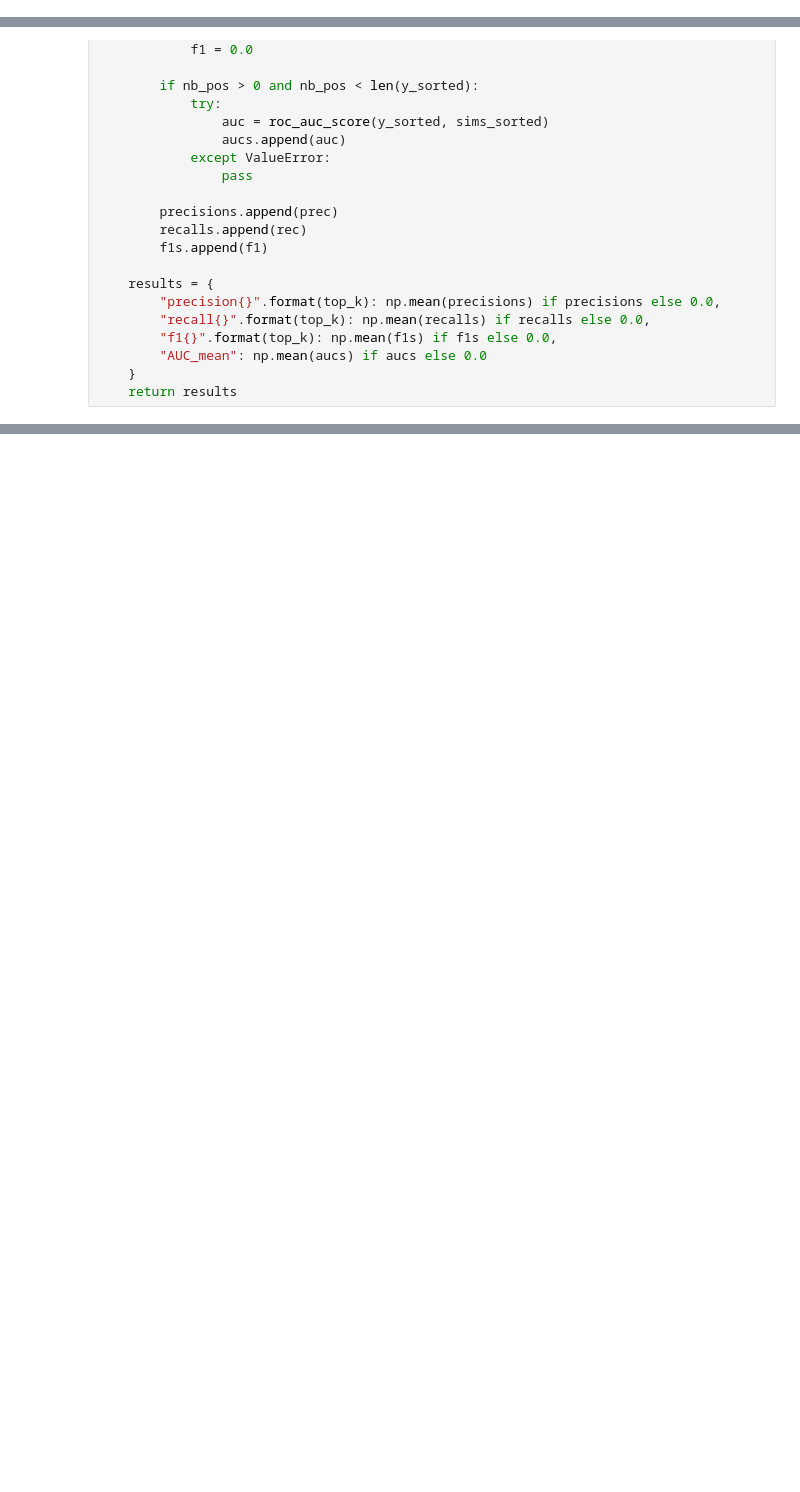
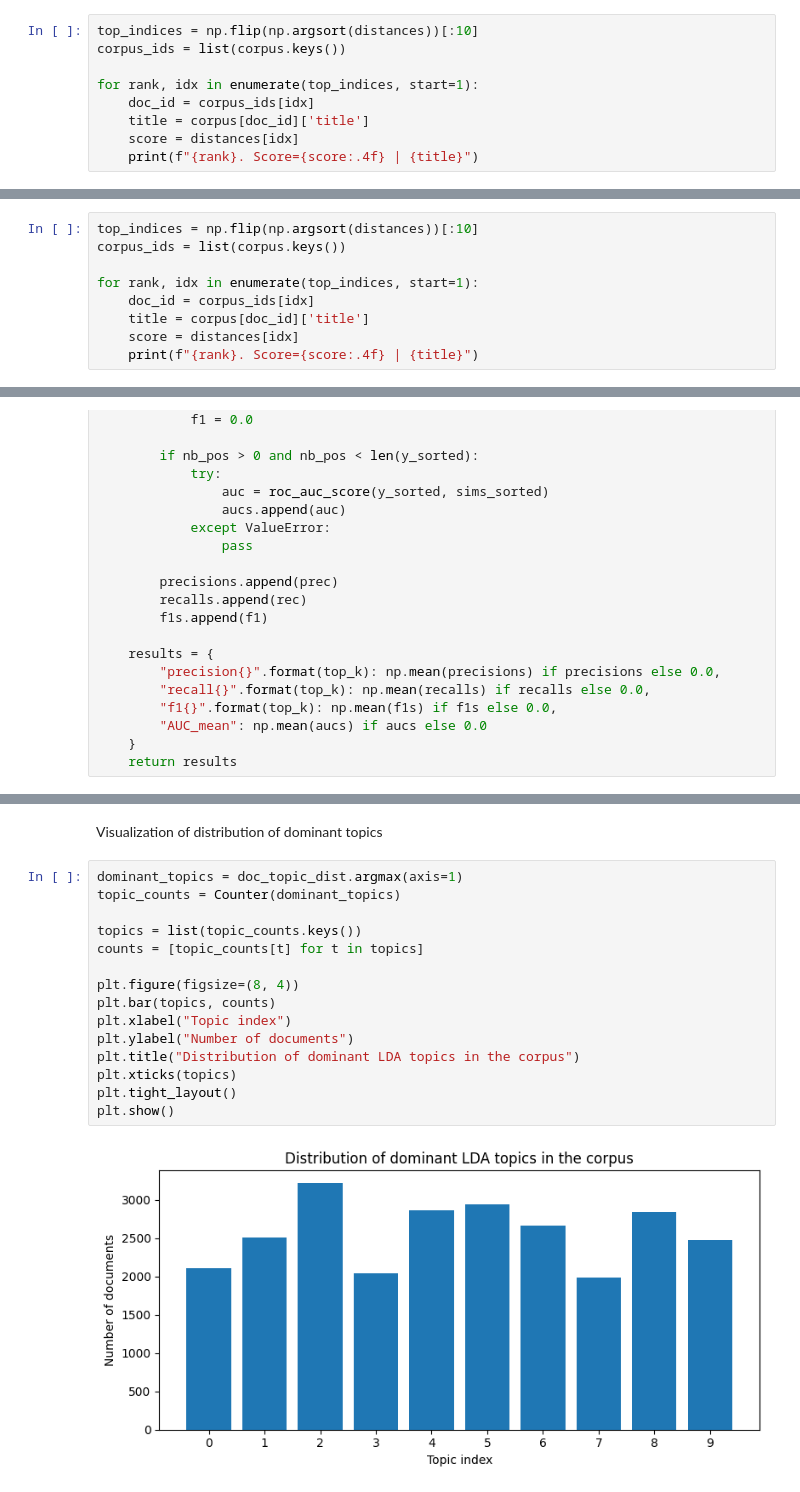
Before and after one commit to jsilvalavin/BE2, a Jupyter notebook: code.ipynb, the cells around one changed output, grey strips where cells are left out. Saved outputs shown, nothing was run; the diff lists cells and outputs as text; blank space fills up the shorter version.

```diff
--- a/code.ipynb
+++ b/code.ipynb
@@ -226,0 +291,9 @@ attention details styling to with
+# %%
+top_indices = np.flip(np.argsort(distances))[:10]
+corpus_ids = list(corpus.keys())
+
+for rank, idx in enumerate(top_indices, start=1):
+    doc_id = corpus_ids[idx]
+    title = corpus[doc_id]['title']
+    score = distances[idx]
+    print(f"{rank}. Score={score:.4f} | {title}")
@@ -257,3 +341,12 @@ analyzing mutation of operators performance problem salesman solve the to travel
 as coded correspondence in light problem progress recent solve structured survey technique the to
 and development diversity economic network
 intermediate math problems representations solve to using word
+# %%
+top_indices = np.flip(np.argsort(distances))[:10]
+corpus_ids = list(corpus.keys())
+
+for rank, idx in enumerate(top_indices, start=1):
+    doc_id = corpus_ids[idx]
+    title = corpus[doc_id]['title']
+    score = distances[idx]
+    print(f"{rank}. Score={score:.4f} | {title}")
@@ -539 +769,20 @@ for i in range(5):
+# %% [markdown]
+Visualization of distribution of dominant topics
+# %%
+dominant_topics = doc_topic_dist.argmax(axis=1)
+topic_counts = Counter(dominant_topics)
+
+topics = list(topic_counts.keys())
+counts = [topic_counts[t] for t in topics]
+
+plt.figure(figsize=(8, 4))
+plt.bar(topics, counts)
+plt.xlabel("Topic index")
+plt.ylabel("Number of documents")
+plt.title("Distribution of dominant LDA topics in the corpus")
+plt.xticks(topics)
+plt.tight_layout()
+plt.show()
+# %% [output]
+[figure, added]
 # %% [markdown]
```
Also changed, not shown: parts of 41 cells of this notebook.
